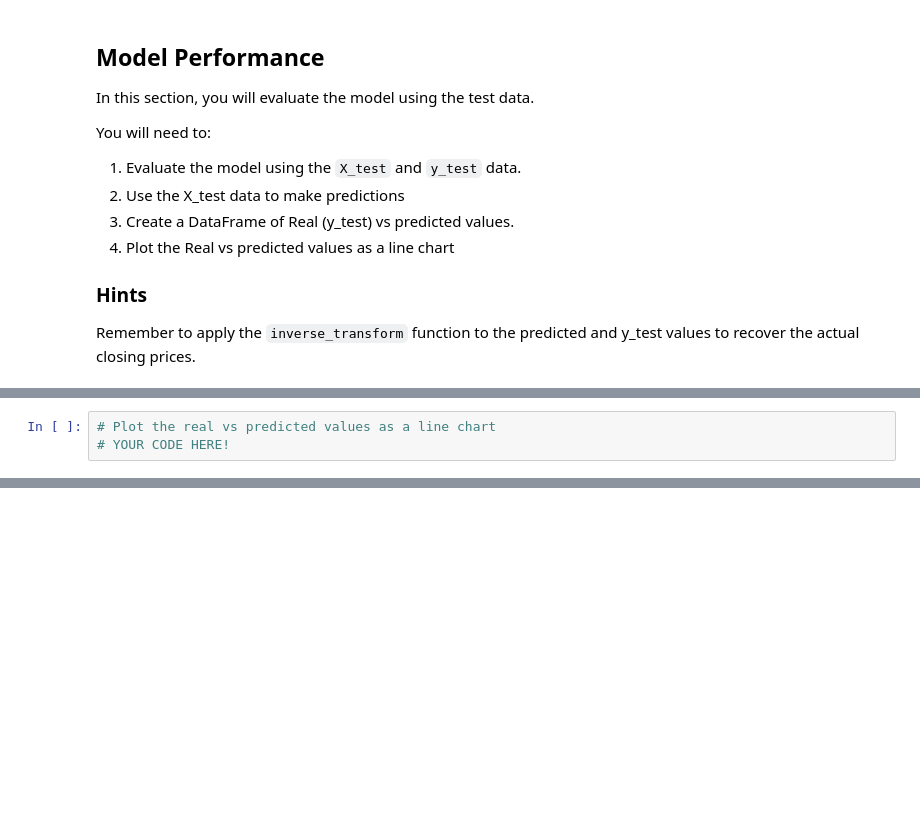
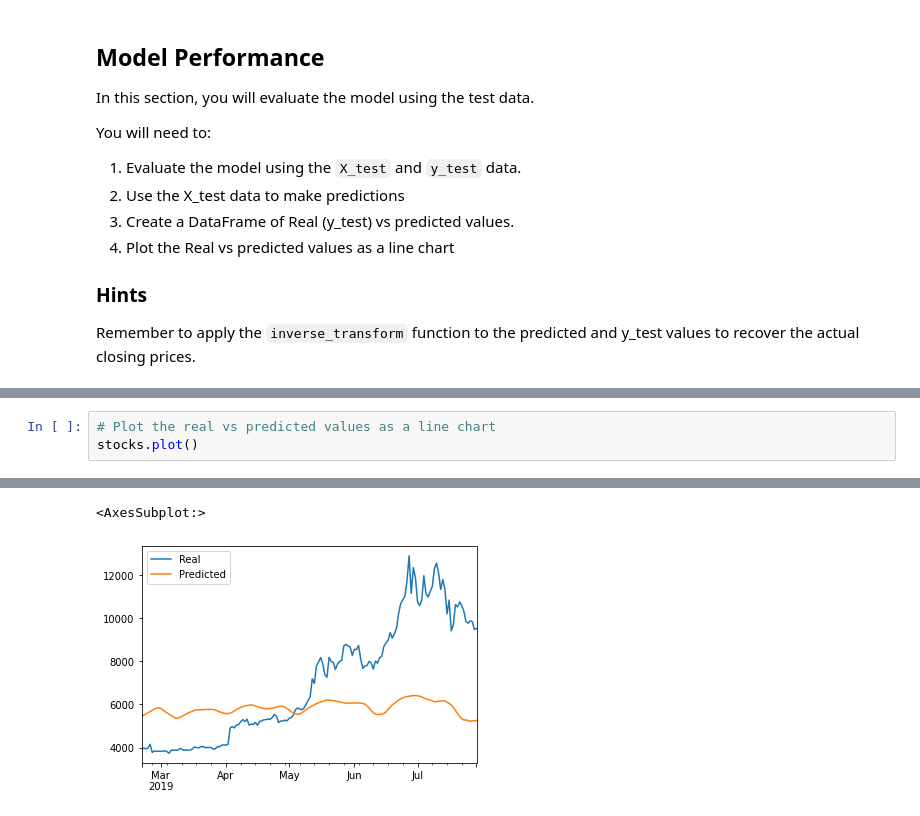
Before and after one commit to jonowens/lstm_stock_predictor, a Jupyter notebook: lstm_stock_predictor_fng.ipynb, the cells around one changed output, grey strips where cells are left out. Cells and saved outputs as stored; diff of their text form; blank space fills up the shorter version.

```diff
--- a/lstm_stock_predictor_fng.ipynb
+++ b/lstm_stock_predictor_fng.ipynb
@@ -271,4 +271,4 @@ stocks.head()
 # %%
 # Plot the real vs predicted values as a line chart
-# YOUR CODE HERE!
+stocks.plot()
 # %% [output]
@@ -275,0 +275,2 @@ stocks.head()
+<AxesSubplot:>
+[figure, added]
```
Also changed, not shown: parts of 7 cells of this notebook.
